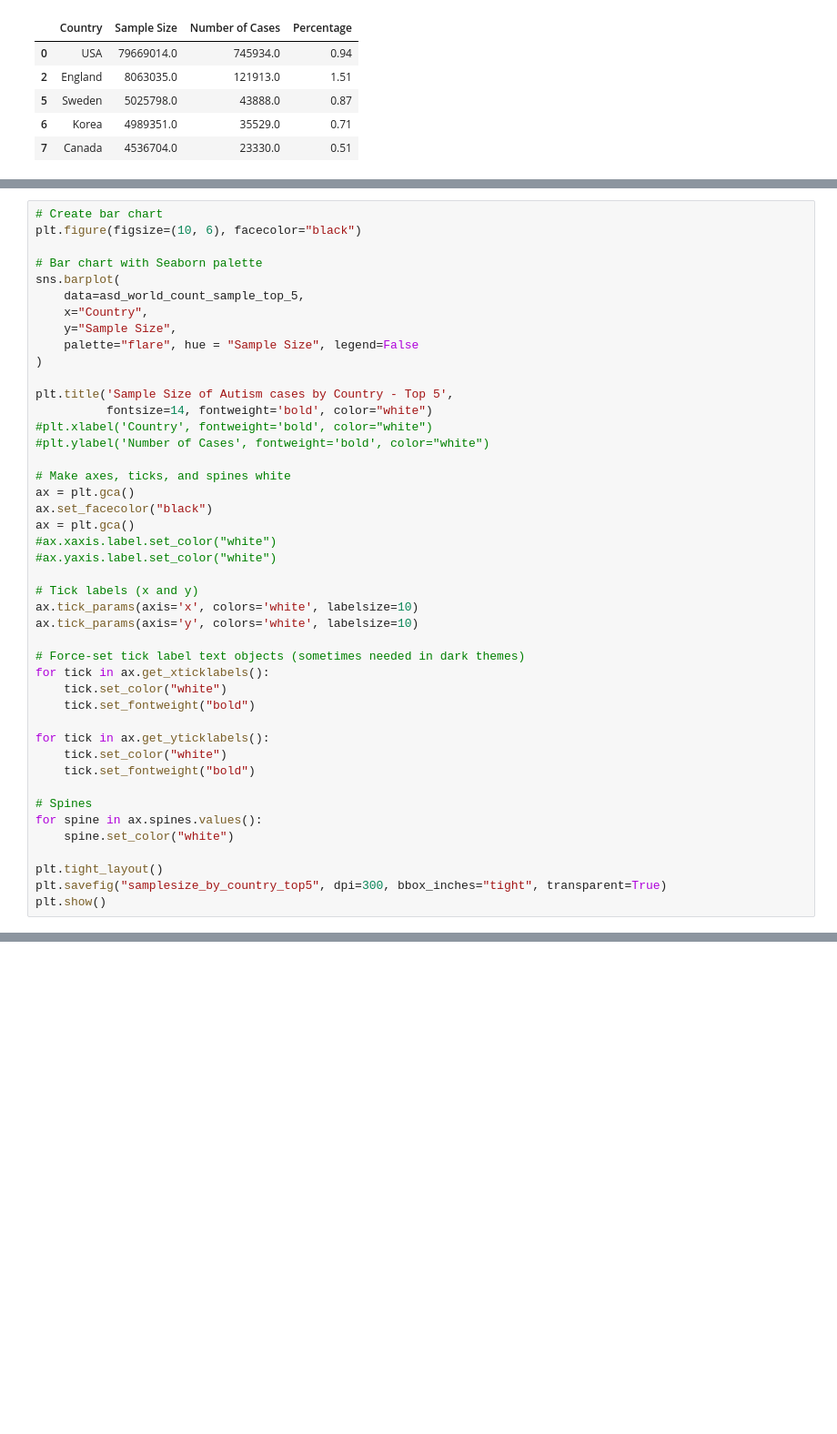
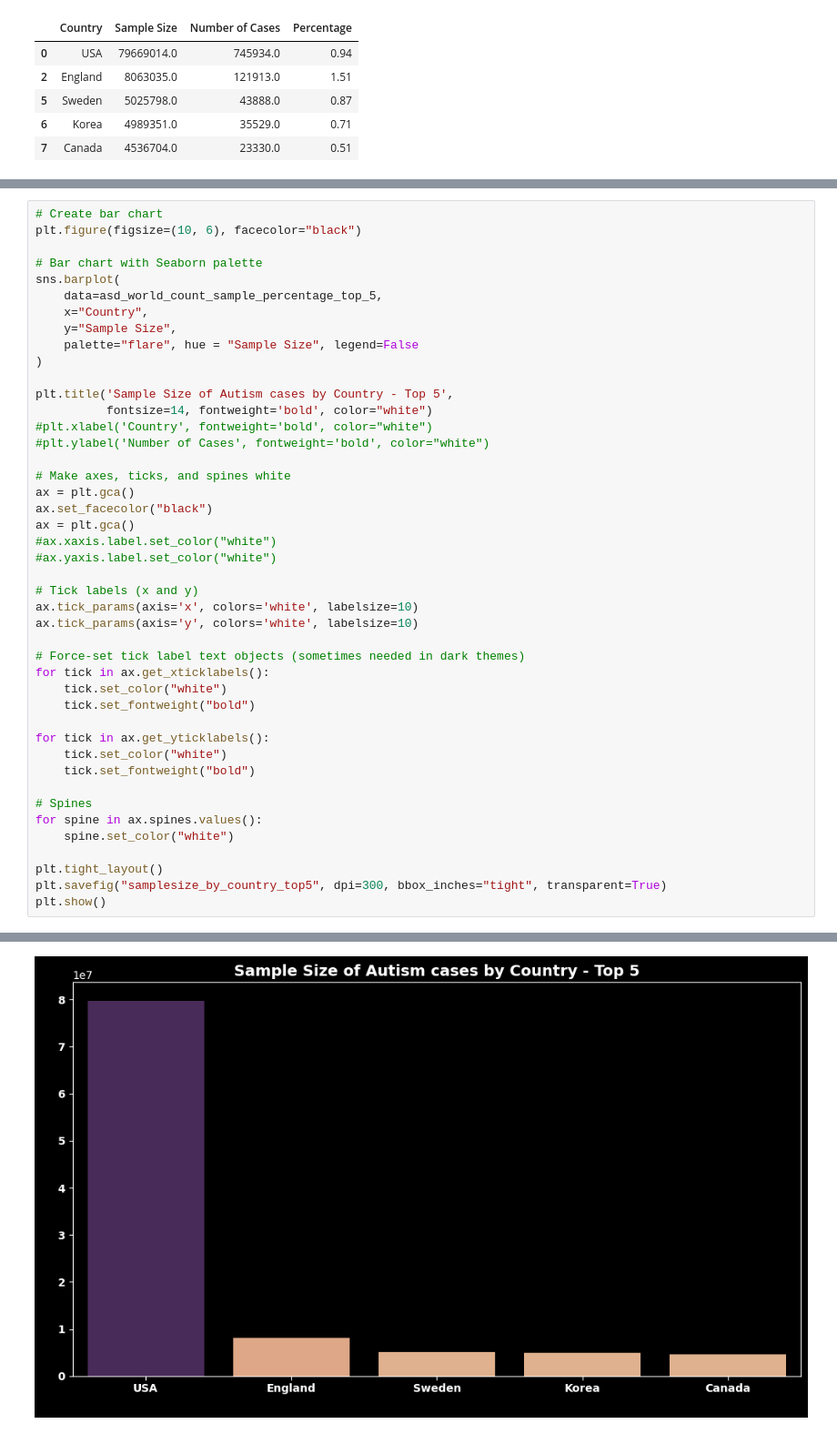
Before and after one commit to janvimehendale/capstone, a Jupyter notebook: notebooks/autism_prevalence_world.ipynb, the cells around one changed output, grey strips where cells are left out. Shown at 91% size. Cells and saved outputs as stored; diff of their text form; blank space fills up the shorter version.

```diff
--- a/notebooks/autism_prevalence_world.ipynb
+++ b/notebooks/autism_prevalence_world.ipynb
@@ -117,7 +173,7 @@ plt.figure(figsize=(10, 6), facecolor="black")
 
 # Bar chart with Seaborn palette
 sns.barplot(
-    data=asd_world_count_sample_top_5,
+    data=asd_world_count_sample_percentage_top_5,
     x="Country",
     y="Sample Size",
     palette="flare", hue = "Sample Size", legend=False
@@ -161,3 +215,4 @@ NameError: name 'asd_world_count_sample_top_5' is not defined
+[figure, added]
 # %%
 asd_world_count_sample_percentage_bottom_5 = asd_world_count_sample_percentage.tail(7).dropna()
 asd_world_count_sample_percentage_bottom_5
```
Also changed, not shown: parts of 10 cells of this notebook, 9 other files.
